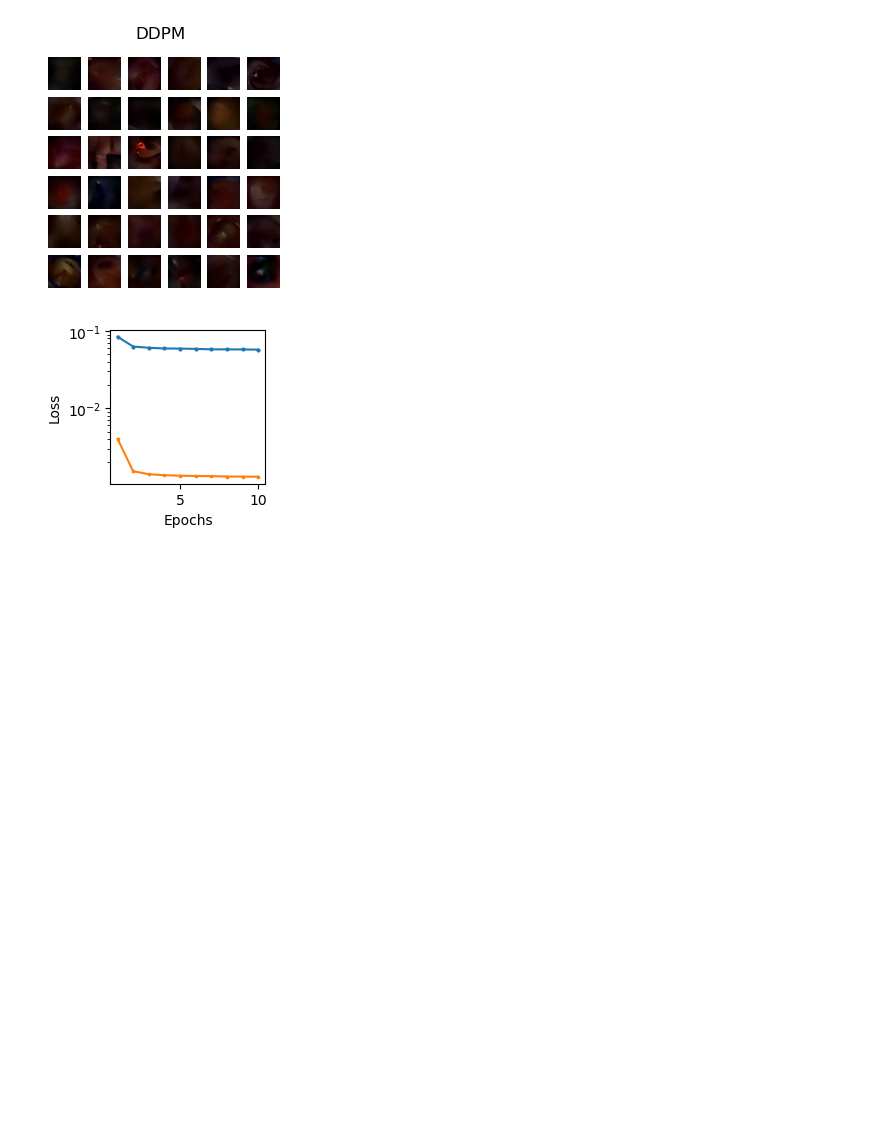
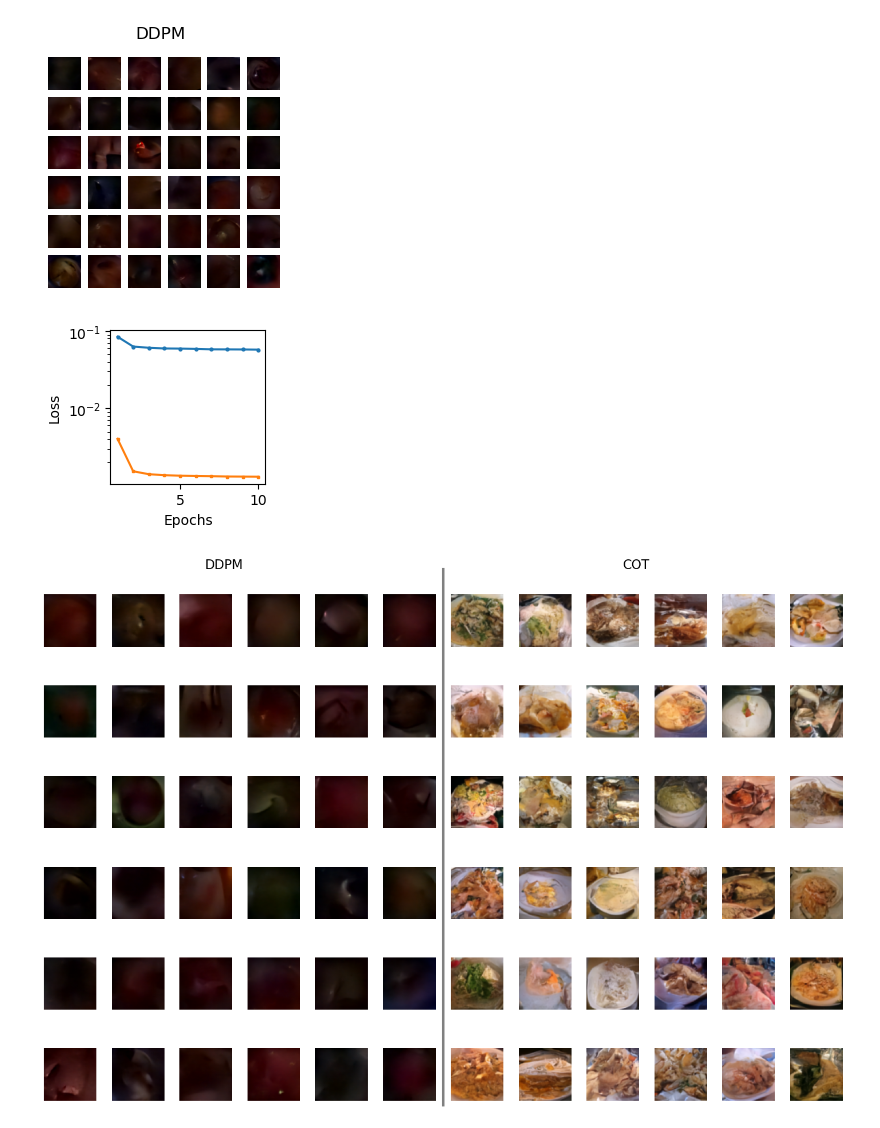
Before and after one commit to mohsensadr/GenAI, a Jupyter notebook: testing/Plots.ipynb, the cells around one changed output. Cells and saved outputs as stored; diff of their text form; code cells hidden in the pictures; blank space fills up the shorter version.

Commit message:
update figures

```diff
--- a/testing/Plots.ipynb
+++ b/testing/Plots.ipynb
@@ -170,3 +170,61 @@ ax.set_yscale("log")
 plt.savefig(name_dataset+"_loss.png", dpi=300, bbox_inches='tight', pad_inches=0)
 # %% [output]
 [figure]
+# %%
+import matplotlib.pyplot as plt
+import matplotlib.lines as mlines
+import numpy as np
+import torch
+
+nrows, ncols = 6, 6
+fig, axes = plt.subplots(nrows=nrows, ncols=ncols*2, figsize=(18, 12))  # wider figure
+
+plt.subplots_adjust(wspace=0.3, hspace=0.2)
+
+# -----------------------
+# Left: DDPM
+# -----------------------
+
+for i in range(nrows):
+    x0 = diffusion.sample(batch_size=ncols).detach().cpu().numpy()
+    for j in range(ncols):
+        x = x0[j, ...].T
+        x = np.swapaxes(x, 0, 1)
+        axes[i, j].imshow(x)
+        axes[i, j].axis('off')
+
+# Title for left grid
+fig.text(0.3, 0.9, "DDPM", fontsize=16, ha='center')
+
+# -----------------------
+# Right: COT
+# -----------------------
+
+for i in range(nrows):
+    for j in range(ncols):
+        x = torch.randn((1, num_channel, image_size[0], image_size[1])).to(device)
+        x = torch.clamp((col.sample(x) + 1) / 2, 0, 1)
+        x = x.detach().cpu().numpy()[0, ...].T
+        x = np.swapaxes(x, 0, 1)
+        axes[i, j + ncols].imshow(x)
+        axes[i, j + ncols].axis('off')
+
+# Title for right grid
+fig.text(0.7, 0.9, "COT", fontsize=16, ha='center')
+
+# -----------------------
+# Add vertical black line between DDPM and COT
+# -----------------------
+line = mlines.Line2D(
+    [0.513, 0.513],  # x start and end in figure coordinates (0=left,1=right)
+    [0.12, 0.9],      # y start and end in figure coordinates (0=bottom,1=top)
+    color='grey',
+    linewidth=3,
+    transform=fig.transFigure,
+)
+fig.add_artist(line)
+
+plt.savefig("combined_"+name_dataset+".png", dpi=300, bbox_inches='tight', pad_inches=0)
+plt.show()
+# %% [output]
+[figure, added]
```
Also changed, not shown: 2 other files.
